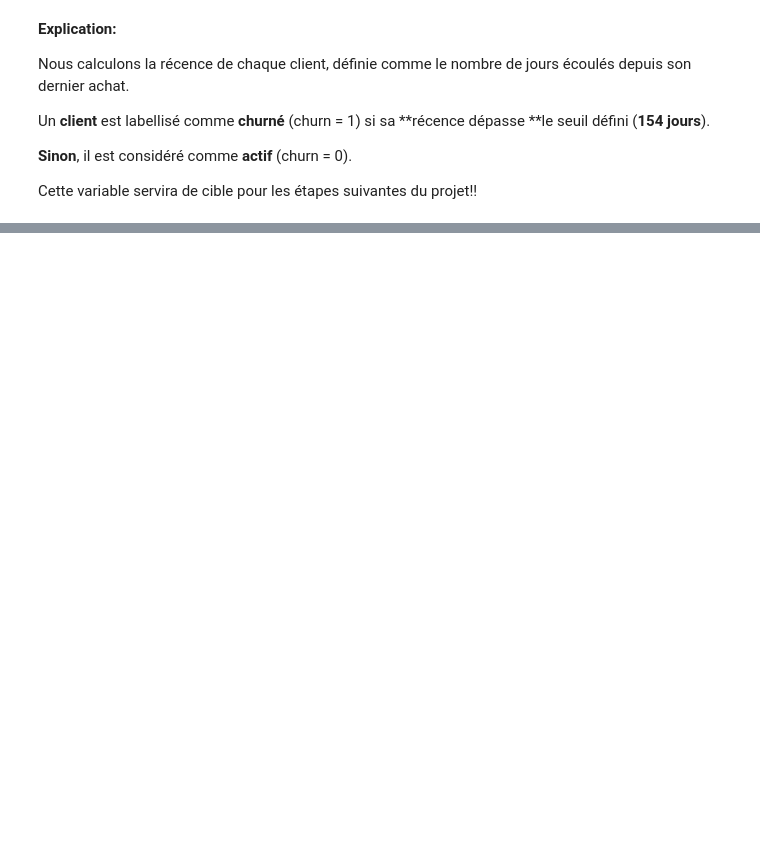
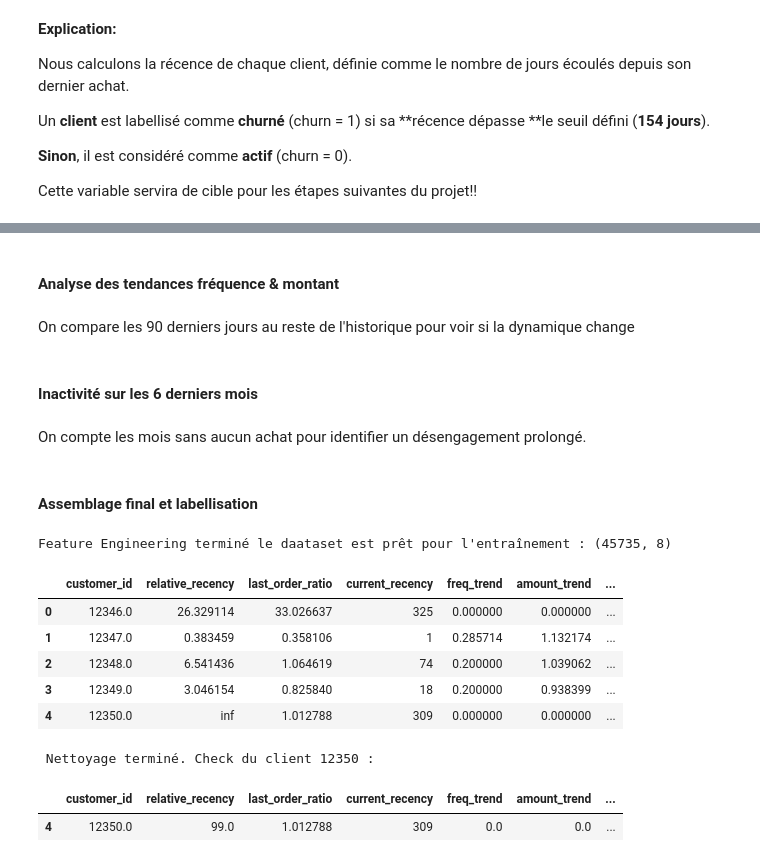
Before and after one commit to fds-imane/Data_Marketing, a Jupyter notebook: data_marketing_part_4.ipynb, the cells around one changed output, grey strips where cells are left out. Cells and saved outputs as stored; diff of their text form; code cells hidden in the pictures; blank space fills up the shorter version.

```diff
--- a/data_marketing_part_4.ipynb
+++ b/data_marketing_part_4.ipynb
@@ -170,0 +239,80 @@ Cette variable servira de cible pour les étapes suivantes du projet!!
+# %% [markdown]
+#### Analyse des tendances fréquence & montant
+# %% [markdown]
+On compare les 90 derniers jours au reste de l'historique pour voir si la dynamique change
+# %%
+# Définition de la fenêtre de comparaison
+recent_limit = snapshot_date - timedelta(days=90)
+
+# Activité récente vs historique
+recent_act = transactions[transactions['invoice_date'] >= recent_limit].groupby('customer_id').agg(
+    recent_freq=('invoice_id', 'nunique'),
+    recent_avg_basket=('line_total', 'mean')
+).reset_index()
+
+old_act = transactions[transactions['invoice_date'] < recent_limit].groupby('customer_id').agg(
+    old_freq=('invoice_id', 'nunique'),
+    old_avg_basket=('line_total', 'mean')
+).reset_index()
+
+# Calcul des tendances
+trends = pd.merge(recent_act, old_act, on='customer_id', how='left').fillna(0)
+trends['freq_trend'] = trends['recent_freq'] / (trends['old_freq'] + 1)
+trends['amount_trend'] = trends['recent_avg_basket'] / (trends['old_avg_basket'] + 1)
+# %% [markdown]
+#### Inactivité sur les 6 derniers mois
+# %% [markdown]
+On compte les mois sans aucun achat pour identifier un désengagement prolongé.
+# %%
+# Fenêtre de 6 mois
+six_m_limit = snapshot_date - timedelta(days=180)
+data_6m = transactions[transactions['invoice_date'] >= six_m_limit].copy()
+data_6m['month'] = data_6m['invoice_date'].dt.to_period('M')
+
+# Calcul des mois actifs
+active_months = data_6m.groupby('customer_id')['month'].nunique().reset_index()
+active_months.columns = ['customer_id', 'months_active_6m']
+
+# Calcul des mois inactifs (6 - mois actifs)
+active_months['months_inactive_6m'] = 6 - active_months['months_active_6m']
+# %% [markdown]
+#### Assemblage final et labellisation
+# %%
+# Fusion finale de toutes les features
+final_df = features_engagement[['customer_id', 'relative_recency', 'last_order_ratio', 'current_recency']]
+final_df = final_df.merge(trends[['customer_id', 'freq_trend', 'amount_trend']], on='customer_id', how='left')
+final_df = final_df.merge(active_months[['customer_id', 'months_inactive_6m']], on='customer_id', how='left').fillna(0)
+
+# Labellisation Churn (y)
+final_df['churn_label'] = (final_df['current_recency'] > threshold).astype(int)
+
+print(f"Feature Engineering terminé le daataset est prêt pour l'entraînement : {final_df.shape}")
+display(final_df.head())
+# %% [output]
+Feature Engineering terminé le daataset est prêt pour l'entraînement : (45735, 8)
+|  | customer_id | relative_recency | last_order_ratio | current_recency | freq_trend | amount_trend | ... |
+| 0 | 12346.0 | 26.329114 | 33.026637 | 325 | 0.000000 | 0.000000 | ... |
+| 1 | 12347.0 | 0.383459 | 0.358106 | 1 | 0.285714 | 1.132174 | ... |
+| 2 | 12348.0 | 6.541436 | 1.064619 | 74 | 0.200000 | 1.039062 | ... |
+| 3 | 12349.0 | 3.046154 | 0.825840 | 18 | 0.200000 | 0.938399 | ... |
+| 4 | 12350.0 | inf | 1.012788 | 309 | 0.000000 | 0.000000 | ... |
+# %%
+import numpy as np
+
+# 1. Remplacement des valeurs infinies par 99
+# On vise spécifiquement la colonne relative_recency
+final_df['relative_recency'] = final_df['relative_recency'].replace([np.inf, -np.inf], 99)
+
+# 2. Sécurité : Gestion des éventuels NaN (valeurs manquantes)
+# Pour les tendances (freq/amount), si c'est vide, c'est qu'il n'y a pas d'activité => 0
+final_df[['freq_trend', 'amount_trend']] = final_df[['freq_trend', 'amount_trend']].fillna(0)
+
+# Pour le ratio de panier, on met 0 si le client n'a pas de moyenne historique
+final_df['last_order_ratio'] = final_df['last_order_ratio'].fillna(0)
+
+print(f" Nettoyage terminé. Check du client 12350 :")
+display(final_df[final_df['customer_id'] == 12350])
+# %% [output]
+ Nettoyage terminé. Check du client 12350 :
+|  | customer_id | relative_recency | last_order_ratio | current_recency | freq_trend | amount_trend | ... |
+| 4 | 12350.0 | 99.0 | 1.012788 | 309 | 0.0 | 0.0 | ... |
```
Also changed, not shown: parts of 15 cells of this notebook.
